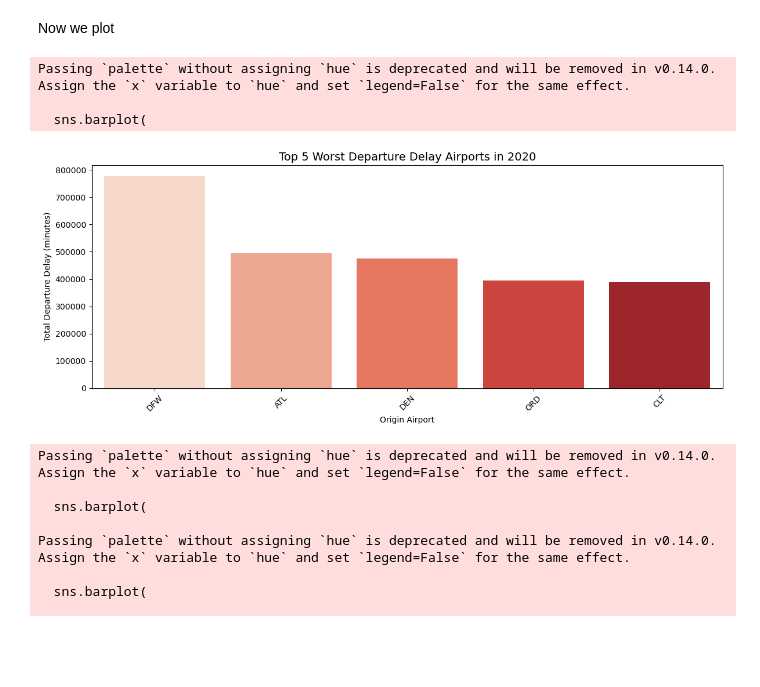
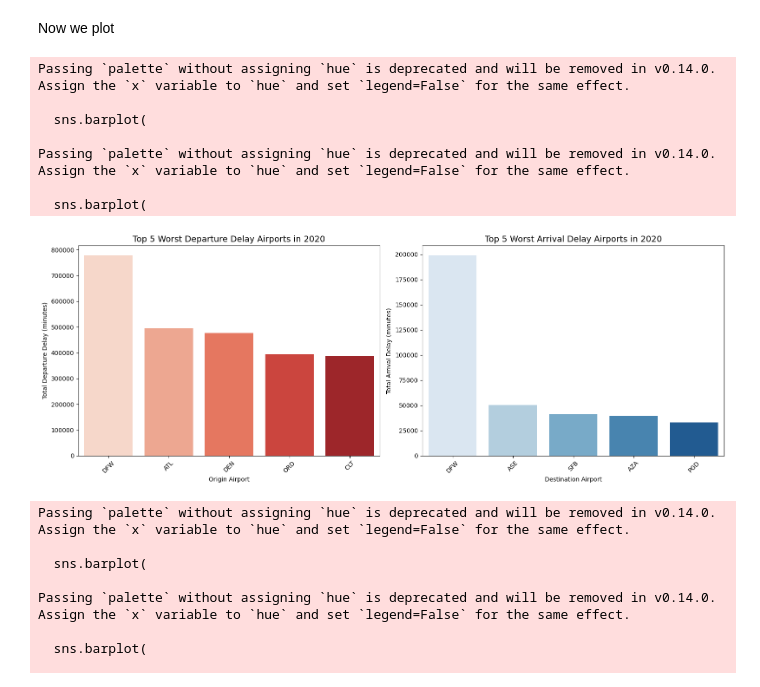
Before and after one commit to oubrando/eda-project, a Jupyter notebook: notebooks/Trace_Recon.ipynb, the cells around one changed output. Drawn from its saved outputs; the diff is of its cells as text; code cells hidden in the pictures; blank space fills up the shorter version.

```diff
--- a/notebooks/Trace_Recon.ipynb
+++ b/notebooks/Trace_Recon.ipynb
@@ -445,6 +436,8 @@ What if we investigated by month or year for each
 df = df.copy()
 df['Year'] = df['FlightDate'].dt.year #extracting year
 df['Month'] = df['FlightDate'].dt.month #extracting month
+
+#Departures
 worst_dep_yr = df.groupby(['Year', 'Origin']).agg( #groupby year and origin airport to aggegrate sum, mean and median of depdelays per year and sort them in ascending order by total delays
     total_dep_delays=('DepDelay', 'sum'),
     avg_dep_delay=('DepDelay', 'mean'),
@@ -456,4 +449,19 @@ worst_dep_mo = df.groupby(['Month', 'Origin']).agg( #groupby month and origin ai
     avg_dep_delay=('DepDelay', 'mean'),
     median_dep_delay=('DepDelay', 'median')
 ).sort_values(['Month', 'total_dep_delays'], ascending=[True,False]).groupby('Month').head(5)
+
+#Arrivals
+worst_dest_yr = df.groupby(['Year', 'Dest']).agg( #groupby year and origin airport to aggegrate sum, mean and median of depdelays per year and sort them in ascending order by total delays
+    total_arr_delays=('ArrDelay', 'sum'),
+    avg_arr_delay=('ArrDelay', 'mean'),
+    median_arr_delay=('ArrDelay', 'median')
+).sort_values(['Year', 'total_arr_delays'], ascending=[True,False]).groupby('Year').head(5)
+
+worst_dest_mo = df.groupby(['Month', 'Dest']).agg( #groupby month and origin airport to aggegrate sum, mean and median of depdelays per month and sort them in ascending order by total delays
+    total_arr_delays=('ArrDelay', 'sum'),
+    avg_arr_delay=('ArrDelay', 'mean'),
+    median_arr_delay=('ArrDelay', 'median')
+).sort_values(['Month', 'total_arr_delays'], ascending=[True,False]).groupby('Month').head(5)
+
+worst_dest_mo
 # %% [output]
@@ -478,40 +486,57 @@ worst_dep_mo = df.groupby(['Month', 'Origin']).agg( #groupby month and origin ai
 # %% [markdown]
 Now we plot
 # %%
-# Reset index to make Year and Origin columns
-plot_yr = worst_dep_yr.reset_index()
+# Reset index to make columns available
+plot_dep = worst_dep_yr.reset_index()
+plot_arr = worst_dest_yr.reset_index()
 
-years = sorted(plot_yr['Year'].unique())   # sorted for nicer plots
-num_years = len(years)
+years = sorted(plot_dep['Year'].unique())
 
-# Ensure axes is always iterable
-fig, axes = plt.subplots(num_years, 1, figsize=(12, 5 * num_years), squeeze=False)
-axes = axes.flatten()
+for yr in years:
+    # Filter data for the given year
+    dep_data = plot_dep[plot_dep['Year'] == yr]
+    arr_data = plot_arr[plot_arr['Year'] == yr]
 
-for i, yr in enumerate(years):
-    ax = axes[i]
-    data = plot_yr[plot_yr['Year'] == yr]
+    # Create figure with 2 side-by-side subplots
+    fig, axes = plt.subplots(1, 2, figsize=(16, 6))
 
+    # ----- LEFT: Departure Delays -----
     sns.barplot(
-        data=data,
+        data=dep_data,
         x='Origin',
         y='total_dep_delays',
-        ax=ax,
+        ax=axes[0],
         palette='Reds'
     )
+    axes[0].set_title(f"Top 5 Worst Departure Delay Airports in {yr}", fontsize=14)
+    axes[0].set_xlabel("Origin Airport")
+    axes[0].set_ylabel("Total Departure Delay (minutes)")
+    axes[0].tick_params(axis='x', rotation=45)
 
-    ax.set_title(f"Top 5 Worst Departure Delay Airports in {yr}", fontsize=14)
-    ax.set_xlabel("Origin Airport")
-    ax.set_ylabel("Total Departure Delay (minutes)")
-    ax.tick_params(axis='x', rotation=45)
+    # ----- RIGHT: Arrival Delays -----
+    sns.barplot(
+        data=arr_data,
+        x='Dest',
+        y='total_arr_delays',
+        ax=axes[1],
+        palette='Blues'
+    )
+    axes[1].set_title(f"Top 5 Worst Arrival Delay Airports in {yr}", fontsize=14)
+    axes[1].set_xlabel("Destination Airport")
+    axes[1].set_ylabel("Total Arrival Delay (minutes)")
+    axes[1].tick_params(axis='x', rotation=45)
 
-plt.tight_layout()
-plt.show()
+    plt.tight_layout()
+    plt.show()
 # %% [output]
 Passing `palette` without assigning `hue` is deprecated and will be removed in v0.14.0. Assign the `x` variable to `hue` and set `legend=False` for the same effect.
 
   sns.barplot(
+
+Passing `palette` without assigning `hue` is deprecated and will be removed in v0.14.0. Assign the `x` variable to `hue` and set `legend=False` for the same effect.
+
+  sns.barplot(
-[figure, old version]
+[figure, new version]
 # %%
 # Reset index to make Month and Origin real columns
 plot_mo = worst_dep_mo.reset_index()
```
Also changed, not shown: parts of 21 cells of this notebook.
